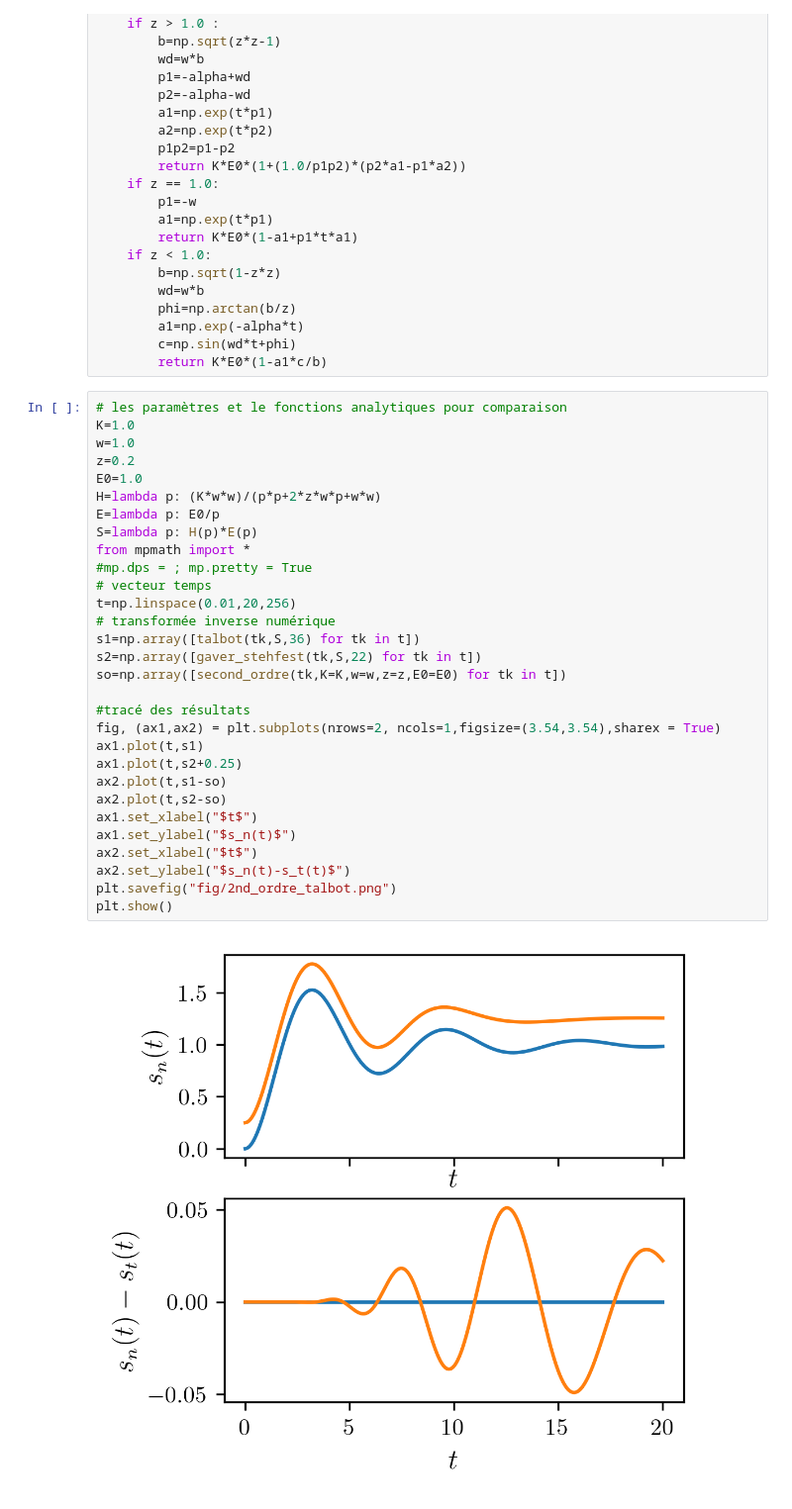
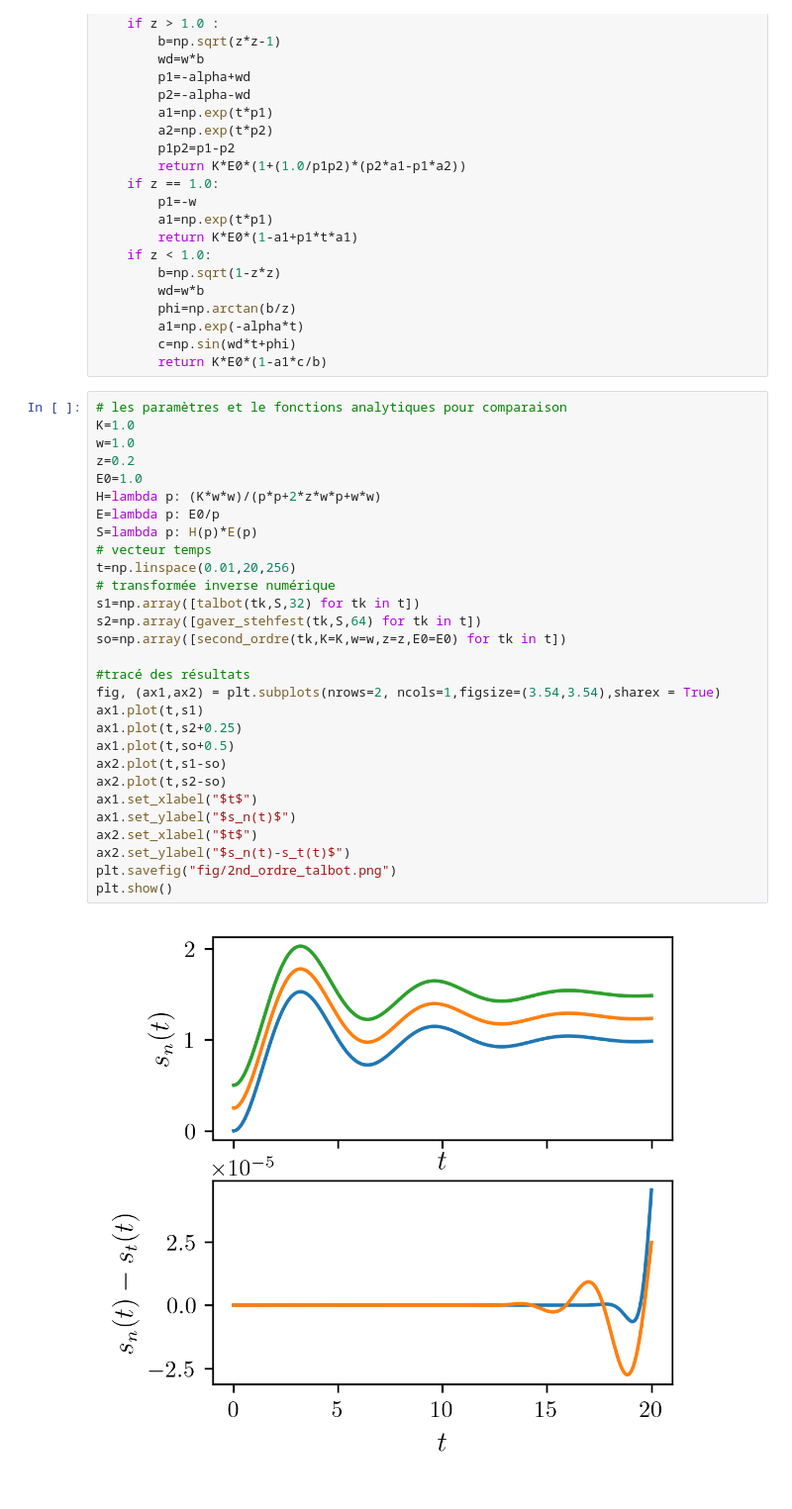
Before and after one commit to FilipeVasconcelos/syslinauto_book, a Jupyter notebook: notebook/ilaplace/Transformation_de_Laplace_inverse.ipynb, the cells around one changed output. Shown: that part at 99% size. Drawn from its saved outputs; the diff is of its cells as text.

Commit message:
maj des fichiers notebook de transformée de Laplace inverse

```diff
--- a/notebook/ilaplace/Transformation_de_Laplace_inverse.ipynb
+++ b/notebook/ilaplace/Transformation_de_Laplace_inverse.ipynb
@@ -286,36 +285,35 @@ def second_ordre(t,**kwargs):
         a1=np.exp(-alpha*t)
         c=np.sin(wd*t+phi)
         return K*E0*(1-a1*c/b)
-# %%
-# les paramètres et le fonctions analytiques pour comparaison
-K=1.0
-w=1.0
-z=0.2
-E0=1.0
-H=lambda p: (K*w*w)/(p*p+2*z*w*p+w*w)
-E=lambda p: E0/p
-S=lambda p: H(p)*E(p)
-from mpmath import *
-#mp.dps = ; mp.pretty = True
-# vecteur temps
-t=np.linspace(0.01,20,256)
-# transformée inverse numérique
-s1=np.array([talbot(tk,S,36) for tk in t])
-s2=np.array([gaver_stehfest(tk,S,22) for tk in t])
-so=np.array([second_ordre(tk,K=K,w=w,z=z,E0=E0) for tk in t])
-
-#tracé des résultats
-fig, (ax1,ax2) = plt.subplots(nrows=2, ncols=1,figsize=(3.54,3.54),sharex = True)
-ax1.plot(t,s1)
-ax1.plot(t,s2+0.25)
-ax2.plot(t,s1-so)
-ax2.plot(t,s2-so)
-ax1.set_xlabel("$t$")
-ax1.set_ylabel("$s_n(t)$")
-ax2.set_xlabel("$t$")
-ax2.set_ylabel("$s_n(t)-s_t(t)$")
-plt.savefig("fig/2nd_ordre_talbot.png")
-plt.show()
-# %% [output]
-[figure, removed]
+# %%
+# les paramètres et le fonctions analytiques pour comparaison
+K=1.0
+w=1.0
+z=0.2
+E0=1.0
+H=lambda p: (K*w*w)/(p*p+2*z*w*p+w*w)
+E=lambda p: E0/p
+S=lambda p: H(p)*E(p)
+# vecteur temps
+t=np.linspace(0.01,20,256)
+# transformée inverse numérique
+s1=np.array([talbot(tk,S,32) for tk in t])
+s2=np.array([gaver_stehfest(tk,S,64) for tk in t])
+so=np.array([second_ordre(tk,K=K,w=w,z=z,E0=E0) for tk in t])
+
+#tracé des résultats
+fig, (ax1,ax2) = plt.subplots(nrows=2, ncols=1,figsize=(3.54,3.54),sharex = True)
+ax1.plot(t,s1)
+ax1.plot(t,s2+0.25)
+ax1.plot(t,so+0.5)
+ax2.plot(t,s1-so)
+ax2.plot(t,s2-so)
+ax1.set_xlabel("$t$")
+ax1.set_ylabel("$s_n(t)$")
+ax2.set_xlabel("$t$")
+ax2.set_ylabel("$s_n(t)-s_t(t)$")
+plt.savefig("fig/2nd_ordre_talbot.png")
+plt.show()
+# %% [output]
+[figure, added]
 # %%
```
Also changed, not shown: parts of 8 cells of this notebook, 6 other files.
